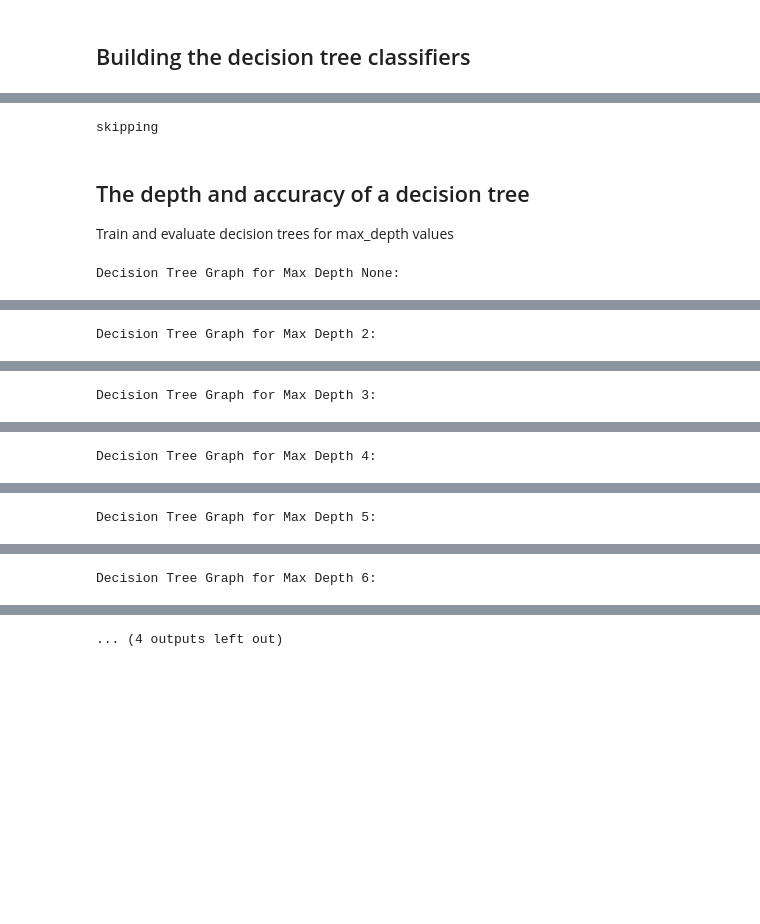
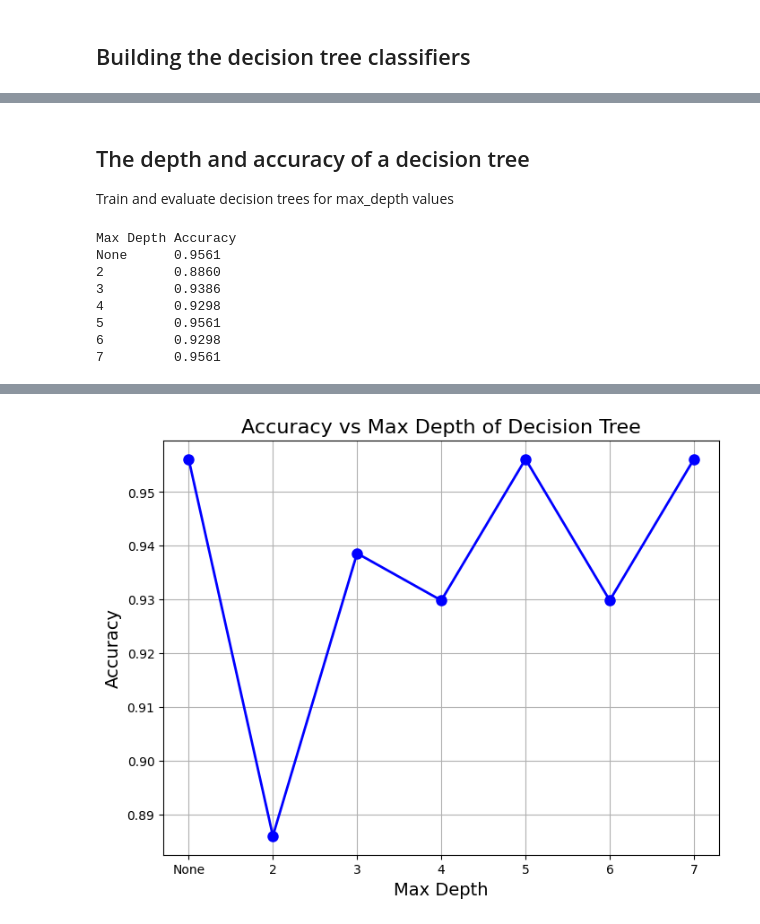
Before and after one commit to phuotato/Decision-Tree-AI-Project, a Jupyter notebook: dt_classifier_1.ipynb, the cells around one changed output, grey strips where cells are left out. Cells and saved outputs as stored; diff of their text form; code cells hidden in the pictures; blank space fills up the shorter version.

```diff
--- a/dt_classifier_1.ipynb
+++ b/dt_classifier_1.ipynb
@@ -199,45 +195,3 @@ weighted avg       0.96      0.96      0.96       114
-# %%
-%%script echo skipping
-from sklearn.metrics import classification_report, confusion_matrix
-import seaborn as sns
-import matplotlib.pyplot as plt
-
-# Initialize a figure for the confusion matrices
-fig, axes = plt.subplots(2, 2, figsize=(12, 10))  # Adjust grid size as needed
-fig.suptitle("Confusion Matrices for All Splits", fontsize=16)
-
-# Train and evaluate decision trees for all splits
-for i, (key, (X_train, X_test, y_train, y_test)) in enumerate(splits.items()):
-    # Train the decision tree classifier using information gain (entropy)
-    clf = DecisionTreeClassifier(criterion="entropy", random_state=42)
-    clf.fit(X_train, y_train)
-
-    # Make predictions on the test set
-    y_pred = clf.predict(X_test)
-
-    # Generate and print classification report
-    print(f"Classification Report for Split {key}:")
-    print(classification_report(y_test, y_pred, target_names=["Benign", "Malignant"]))
-
-    # Generate confusion matrix
-    cm = confusion_matrix(y_test, y_pred)
-
-    # Plot confusion matrix in a subplot
-    ax = axes[i // 2, i % 2]  # Determine subplot position
-    sns.heatmap(
-        cm, annot=True, fmt="d", cmap="Blues",
-        xticklabels=["Benign", "Malignant"], yticklabels=["Benign", "Malignant"],
-        ax=ax
-    )
-    ax.set_title(f"Split {key}")
-    ax.set_xlabel("Predicted Labels")
-    ax.set_ylabel("True Labels")
-
-# Adjust layout to prevent overlap
-plt.tight_layout(rect=[0, 0, 1, 0.96])  # Reserve space for the main title
-plt.show()
-# %% [output]
-skipping
 # %% [markdown]
 ## The depth and accuracy of a decision tree
 Train and evaluate decision trees for max_depth values
@@ -251,11 +205,10 @@ import graphviz
 max_depth_values = [None, 2, 3, 4, 5, 6, 7]
 accuracy_scores = []
 
-# Prepare data (use 80/20 split)
+# Prepare data (80/20 split)
 X_train, X_test, y_train, y_test = splits["80_20"]
 
 for max_depth in max_depth_values:
-    # Train the decision tree classifier with the specified max_depth
     clf = DecisionTreeClassifier(criterion="entropy", max_depth=max_depth, random_state=42)
     clf.fit(X_train, y_train)
 
@@ -264,7 +217,7 @@ for max_depth in max_depth_values:
     accuracy = accuracy_score(y_test, y_pred)
     accuracy_scores.append(accuracy)
 
-    # Export the tree
+    # Export
     dot_data = export_graphviz(
         clf,
         out_file=None,  # Output to string (DOT format)
@@ -277,8 +230,7 @@ for max_depth in max_depth_values:
 
     graph = graphviz.Source(dot_data)
     graph.render(f"plots/dataset1/decision_tree_max_depth_{max_depth}", format="png")
-    print(f"Decision Tree Graph for Max Depth {max_depth}:")
-    display(graph)
+
 
 print(f"{'Max Depth':<10}{'Accuracy'}")
 for depth, accuracy in zip(max_depth_values, accuracy_scores):
@@ -295,4 +247,11 @@ plt.ylabel("Accuracy", fontsize=14)
 plt.grid(True)
 plt.show()
 # %% [output]
-Decision Tree Graph for Max Depth None:
+Max Depth Accuracy
+None      0.9561
+2         0.8860
+3         0.9386
+4         0.9298
+5         0.9561
+6         0.9298
+7         0.9561
@@ -300 +257,0 @@ Decision Tree Graph for Max Depth None:
-Decision Tree Graph for Max Depth 2:
@@ -302 +257,0 @@ Decision Tree Graph for Max Depth 2:
-Decision Tree Graph for Max Depth 3:
@@ -304 +257,0 @@ Decision Tree Graph for Max Depth 3:
-Decision Tree Graph for Max Depth 4:
@@ -306 +257,0 @@ Decision Tree Graph for Max Depth 4:
-Decision Tree Graph for Max Depth 5:
@@ -308 +257,0 @@ Decision Tree Graph for Max Depth 5:
-Decision Tree Graph for Max Depth 6:
@@ -310 +258 @@ Decision Tree Graph for Max Depth 6:
-... (4 outputs left out)
+[figure, added]
```
Also changed, not shown: parts of 4 cells of this notebook, 3 other files.
